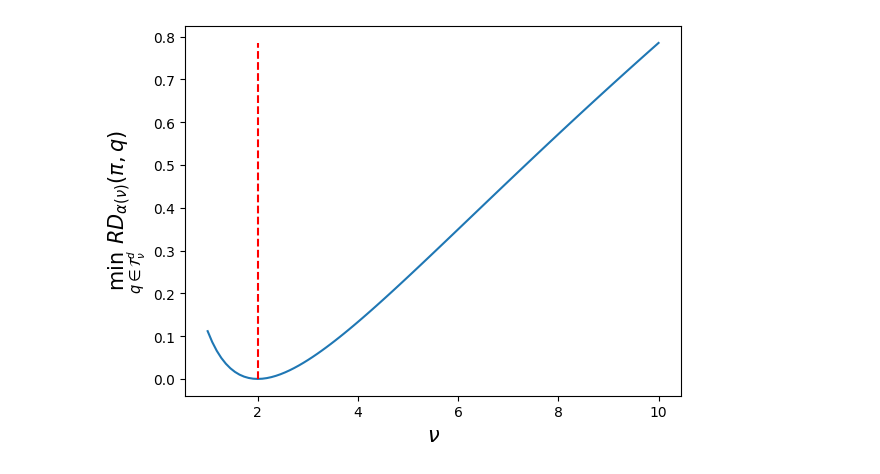
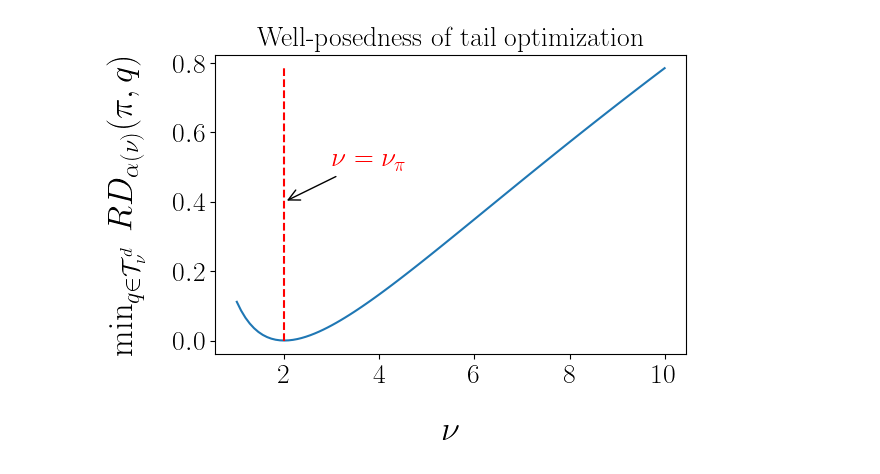
Before and after one commit to nicola144/ais-heavy-tails, a Jupyter notebook: Optimal Rényi.ipynb, the cells around one changed output. Drawn from its saved outputs; the diff is of its cells as text; code cells hidden in the pictures.

Commit message:
new plots real and change Optimal Rényi.ipynb plots

```diff
--- a/Optimal Rényi.ipynb
+++ b/Optimal Rényi.ipynb
@@ -2,6 +2,12 @@
 import numpy as np
 from scipy.special import gamma
 import matplotlib.pyplot as plt
+
+plt.rc('text', usetex=True)
+plt.rc('font', family='serif', size=20)
+plt.rc('axes', labelsize=25, titlesize=20, labelpad=20)  # Adjusting axes parameters
+plt.rc('xtick', labelsize=20)  # Adjusting xtick parameters
+plt.rc('ytick', labelsize=20)  # Adjusting ytick parameters
 # %%
 def normalization_Student(d, dof, shape):
     return (gamma(dof/2) * ((dof * np.pi)**(d/2)) * np.sqrt(np.linalg.det(shape)) ) / gamma((dof+d)/2)
@@ -30,20 +36,33 @@ def matrix_condition(d,cond):
     D = np.diag([ np.exp( (i/(d-1)) * np.log(cond)) for i in range(d)])
     return Y @ D @ Y
 # %%
+plt.rc('text', usetex=True)
+plt.rc('font', family='serif')
+
 d = 5
 shape_target = matrix_condition(d,10)
 dof_target = 2
 nb_dof_test = 100
 
 dof_prop_test = np.linspace(1, 10, nb_dof_test)
 res = []
 for i in range(nb_dof_test):
     res.append(optimal_Renyi(d, dof_target, shape_target, dof_prop_test[i]))
 
 plt.plot(dof_prop_test, res)
 plt.vlines(dof_target, ymin = 0.0, ymax = res[nb_dof_test-1], color='red', linestyle='--')
-plt.xlabel(r'$ \nu $', fontsize=15)
-plt.ylabel(r'$ \min_{q \in \mathcal{T}_{\nu}^d}\; RD_{\alpha(\nu)}(\pi, q) $', fontsize = 15)
-plt.show()
+plt.xlabel(r'$ \nu $')
+plt.ylabel(r'$ \min_{q \in \mathcal{T}_{\nu}^d}\; RD_{\alpha(\nu)}(\pi, q) $')
+plt.title(r"Well-posedness of tail optimization")
+
+# Adding a LaTeX annotation
+plt.annotate(r'$\nu = \nu_{\pi}$', (dof_target, 0.4),
+             xytext=(dof_target + 1, 0.5),
+             arrowprops=dict(facecolor='red', arrowstyle='->'),
+             fontsize=20, color='red')
+
+plt.tight_layout()
+
+plt.savefig('./results/tail_wellposedness.pdf', bbox_inches='tight')
 # %% [output]
-[figure, old version]
+[figure, new version]
```
Also changed, not shown: 2 other files.
